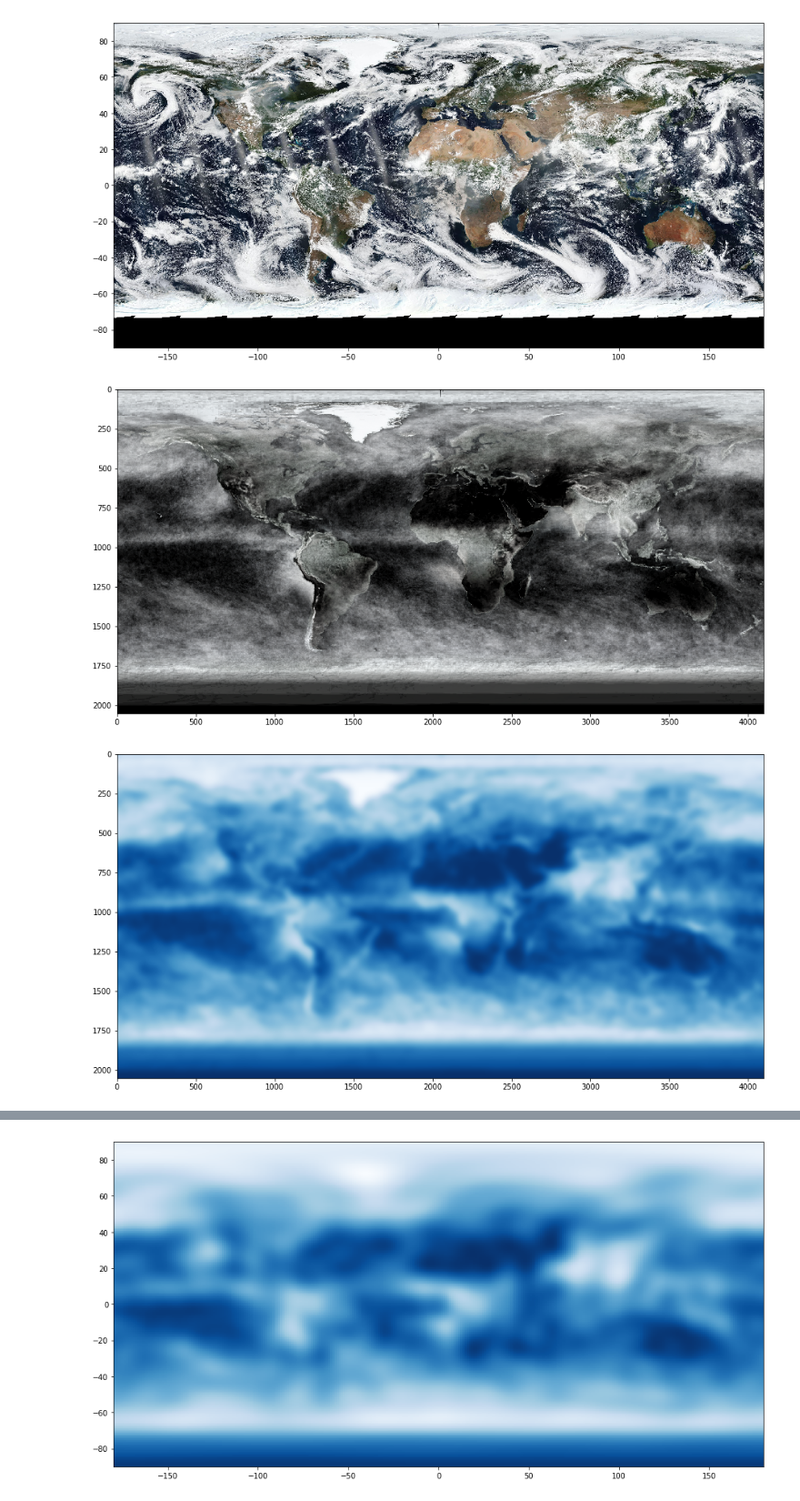
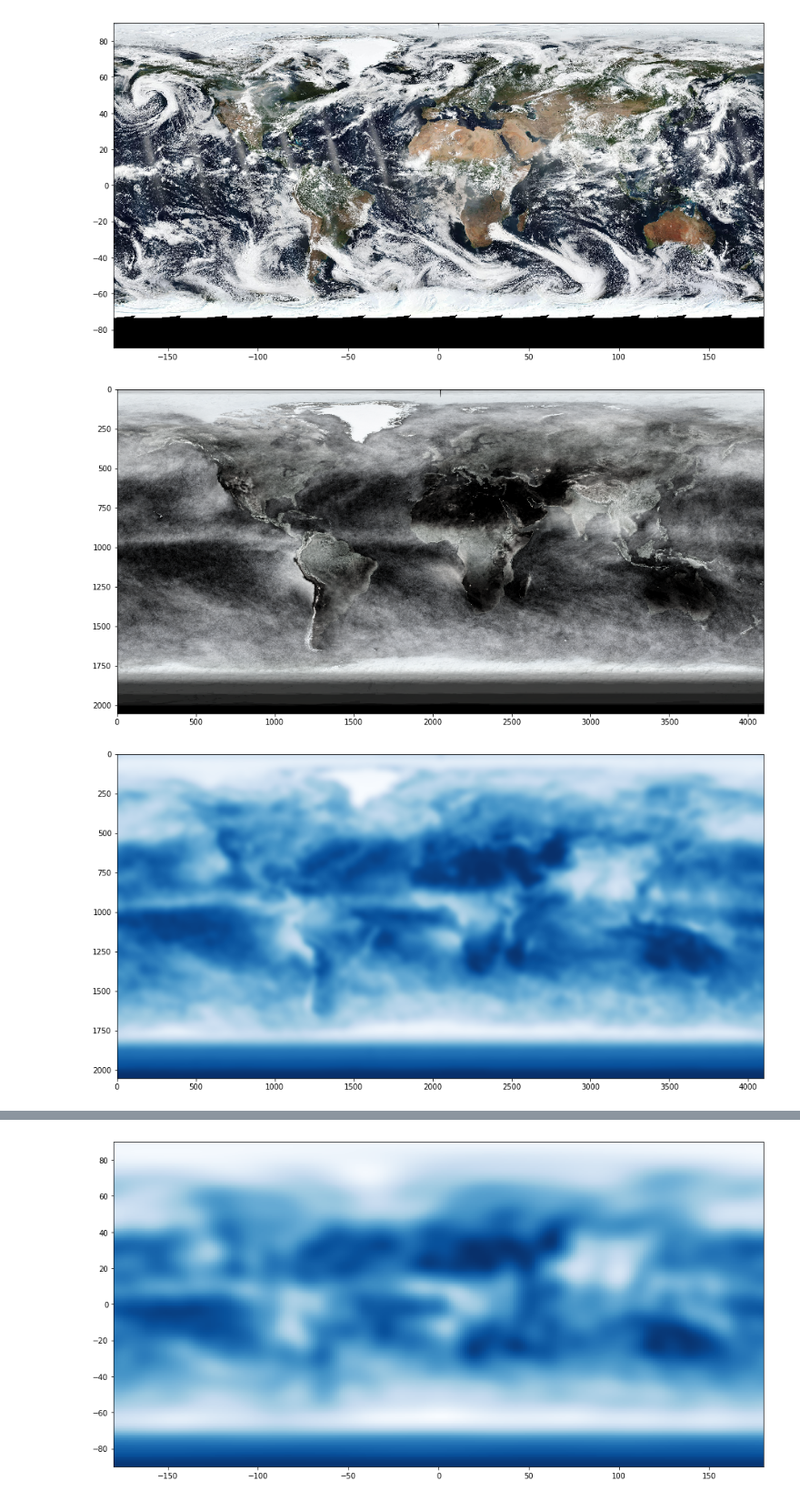
Before and after one commit to rodluger/earthshine, a Jupyter notebook: notebooks/VIIRS.ipynb, the cells around one changed output, grey strips where cells are left out. Shown at 91% size. Saved outputs shown, nothing was run; the diff lists cells and outputs as text; code cells hidden in the pictures.

```diff
--- a/notebooks/VIIRS.ipynb
+++ b/notebooks/VIIRS.ipynb
@@ -8,9 +8,10 @@ from tqdm import tqdm
 from earthshine import smooth
 import starry_beta
 import starry
+from scipy import ndimage
 
 # Load the VIIRS images
-files = glob.glob("../data/viirs/*.jpeg") + glob.glob("../data/viirs/sector2/*.jpeg")
+files = glob.glob("../data/viirs/sector1/*.jpeg") + glob.glob("../data/viirs/sector2/*.jpeg")
 print(len(files))
 images = []
 for file in files:
@@ -30,14 +31,14 @@ plt.imshow(images[0], extent=(-180, 180, -90, 90));
 # %%
 # Clouds as a stddev cut on the RGB colors (they should be *white*)
 clouds = np.array(images)
 for n in tqdm(range(len(clouds))):
-    inds = (np.std(clouds[n], axis=2) < 0.02)
+    inds = (np.std(clouds[n], axis=2) / np.mean(clouds[n], axis=2) < 0.05)
     clouds[n][~inds, :] = 0
 avgclouds = np.nanmean(clouds, axis=0)
 fig, ax = plt.subplots(1, figsize=(16, 8))
 plt.imshow(avgclouds);
 # %% [output]
-[figure, old version]
+[figure, new version]
 # %%
 # Monochrome
 avggrey = np.nanmean(avgclouds, axis=-1)
@@ -49,7 +50,7 @@ avggrey = (avggrey - np.nanmin(avggrey)) / (np.nanmax(avggrey) - np.nanmin(avggr
 fig, ax = plt.subplots(1, figsize=(16, 8))
 plt.imshow(avggrey, cmap="Blues_r");
 # %% [output]
-[figure, old version]
+[figure, new version]
 # %%
 # Load the image
 map_ = starry_beta.Map(25)
```
Also changed, not shown: parts of 1 cell of this notebook, 11 other files.
